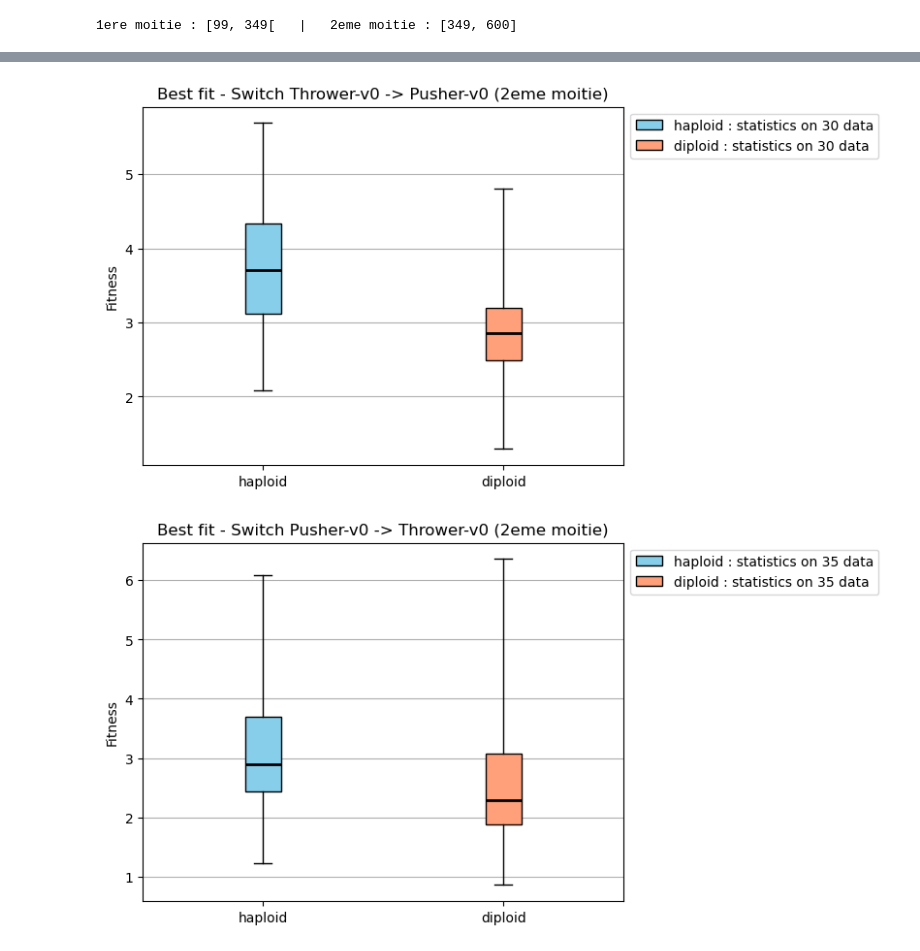
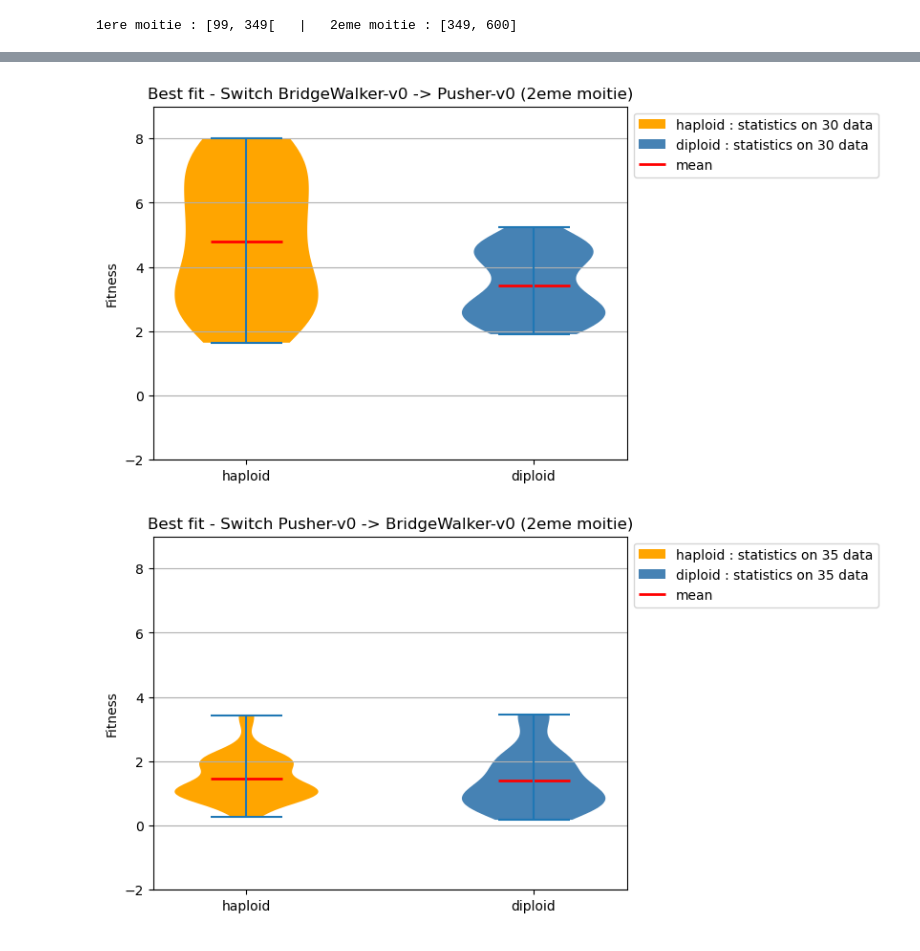
Before and after one commit to matteovacher/sgr-ecs-matteo, a Jupyter notebook: results_analysis/analysis8.ipynb, the cells around one changed output, grey strips where cells are left out. Drawn from its saved outputs; the diff is of its cells as text; code cells hidden in the pictures.

```diff
--- a/results_analysis/analysis8.ipynb
+++ b/results_analysis/analysis8.ipynb
@@ -34,7 +34,7 @@ def transitions(all_gens, switch, kind):
     return res
 # %%
 # to change
-path = 'final9'
+path = 'final10'
 number = 1
 start_gen = 99         # on ignore les generations avant start_gen (temps de convergence)
 # end of to change
@@ -266,37 +263,39 @@ for kind, titre in zip(kinds, titres) :
 # %%
 g_min, g_max, moitie = mid_gen, end_gen + 1, '2eme moitie'
 
 # best fit
 for kind, titre in zip(kinds, titres) :
     hap = pool_window(best_haploid, kind, g_min, g_max)
     dip = pool_window(best_diploid, kind, g_min, g_max)
-    fig, ax = plt.subplots()
-    bp = ax.bxp([candle(hap, 'haploid'), candle(dip, 'diploid')],
-                showfliers = False, patch_artist = True)
-    colore(bp)
-    bp['boxes'][0].set_label('haploid : statistics on {} data'.format(len(hap)))
-    bp['boxes'][1].set_label('diploid : statistics on {} data'.format(len(dip)))
-    ax.legend(bbox_to_anchor = (1, 1), loc = 'upper left')
-    ax.set_title('Best fit - ' + titre + ' (' + moitie + ')')
-    ax.set_ylabel('Fitness')
-    ax.grid(True, axis = 'y')
+    plt.figure()
+    vp = plt.violinplot([hap, dip], showmeans = True)
+    colore(vp)
+    vp['bodies'][0].set_label('haploid : statistics on {} data'.format(len(hap)))
+    vp['bodies'][1].set_label('diploid : statistics on {} data'.format(len(dip)))
+    plt.legend(bbox_to_anchor = (1, 1), loc = 'upper left')
+    plt.xticks([1, 2], ['haploid', 'diploid'])
+    plt.ylim(y_min, y_max)
+    plt.title('Best fit - ' + titre + ' (' + moitie + ')')
+    plt.ylabel('Fitness')
+    plt.grid(True, axis = 'y')
     plt.show()
 
 # average best fit
 for kind, titre in zip(kinds, titres) :
     hap = pool_window(avgbest_haploid, kind, g_min, g_max)
     dip = pool_window(avgbest_diploid, kind, g_min, g_max)
-    fig, ax = plt.subplots()
-    bp = ax.bxp([candle(hap, 'haploid'), candle(dip, 'diploid')],
-                showfliers = False, patch_artist = True)
-    colore(bp)
-    bp['boxes'][0].set_label('haploid : statistics on {} data'.format(len(hap)))
-    bp['boxes'][1].set_label('diploid : statistics on {} data'.format(len(dip)))
-    ax.legend(bbox_to_anchor = (1, 1), loc = 'upper left')
-    ax.set_title('Average best fit - ' + titre + ' (' + moitie + ')')
-    ax.set_ylabel('Fitness')
-    ax.grid(True, axis = 'y')
+    plt.figure()
+    vp = plt.violinplot([hap, dip], showmeans = True)
+    colore(vp)
+    vp['bodies'][0].set_label('haploid : statistics on {} data'.format(len(hap)))
+    vp['bodies'][1].set_label('diploid : statistics on {} data'.format(len(dip)))
+    plt.legend(bbox_to_anchor = (1, 1), loc = 'upper left')
+    plt.xticks([1, 2], ['haploid', 'diploid'])
+    plt.ylim(y_min, y_max)
+    plt.title('Average best fit - ' + titre + ' (' + moitie + ')')
+    plt.ylabel('Fitness')
+    plt.grid(True, axis = 'y')
     plt.show()
 # %% [output]
-[figure, old version]
+[figure, new version]
-[figure, old version]
+[figure, new version]
```
Also changed, not shown: parts of 4 cells of this notebook, 9 other files.
